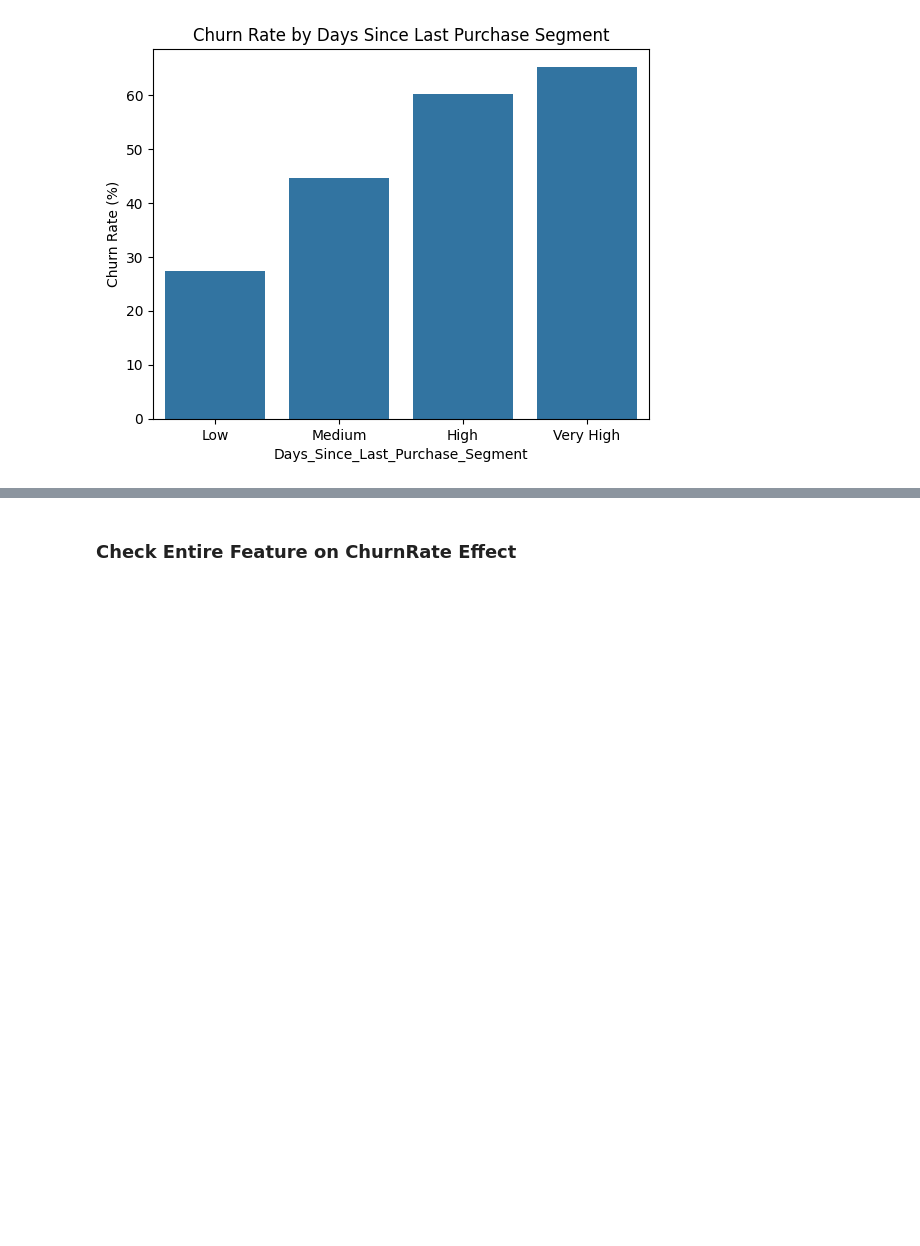
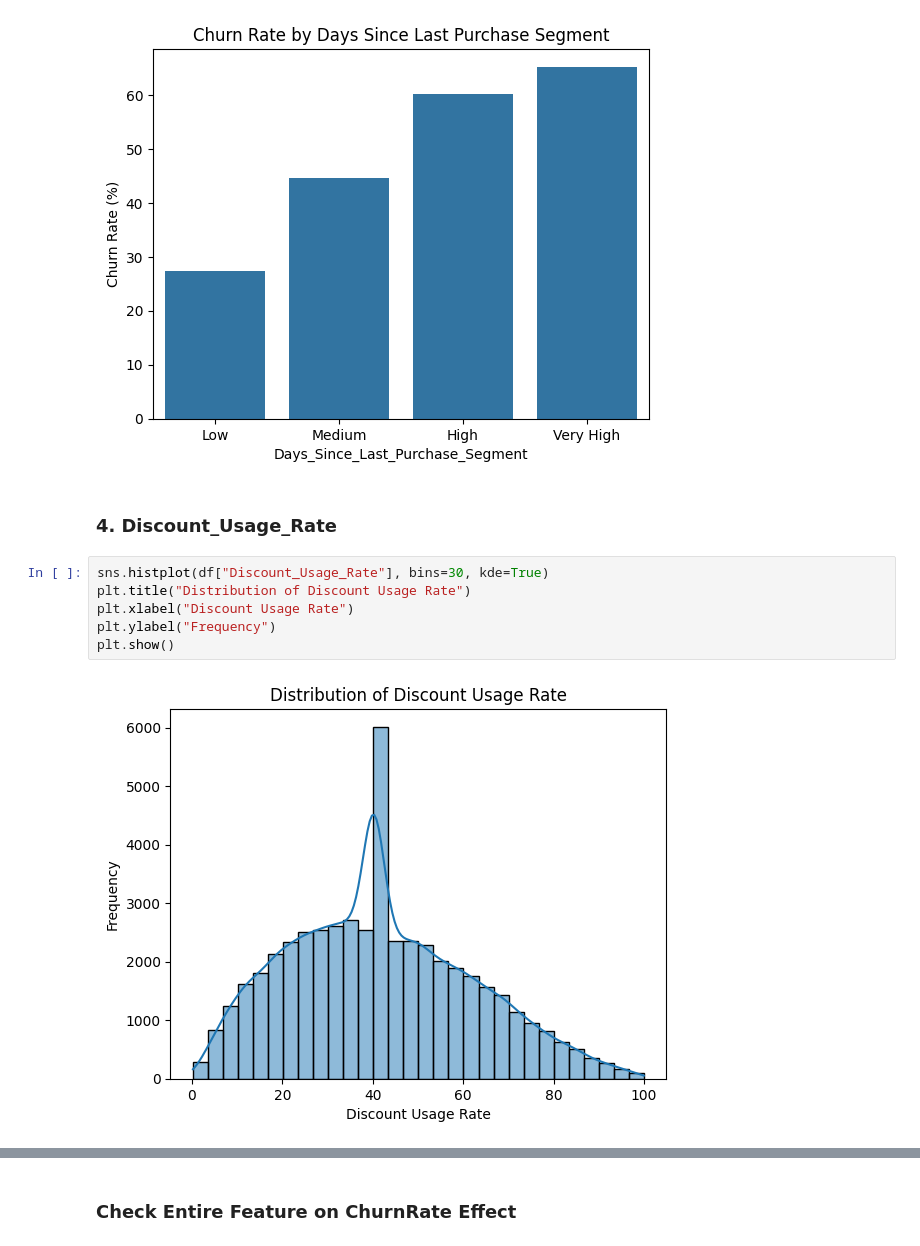
Before and after one commit to ppts2545/Eccommerce-Customer-Behavior-Dataset, a Jupyter notebook: notebooks/03_eda/eda1/02_eda_on_Purchase behavior.ipynb, the cells around one changed output, grey strips where cells are left out. Cells and saved outputs as stored; diff of their text form; blank space fills up the shorter version.

```diff
--- a/notebooks/03_eda/eda1/02_eda_on_Purchase behavior.ipynb
+++ b/notebooks/03_eda/eda1/02_eda_on_Purchase behavior.ipynb
@@ -317,3 +317,13 @@ plt.ylabel("Churn Rate (%)")
 plt.show()
 # %% [output]
 [figure]
+# %% [markdown]
+### 4. Discount_Usage_Rate
+# %%
+sns.histplot(df["Discount_Usage_Rate"], bins=30, kde=True)
+plt.title("Distribution of Discount Usage Rate")
+plt.xlabel("Discount Usage Rate")
+plt.ylabel("Frequency")
+plt.show()
+# %% [output]
+[figure, added]
```
Also changed, not shown: parts of 7 cells of this notebook.
